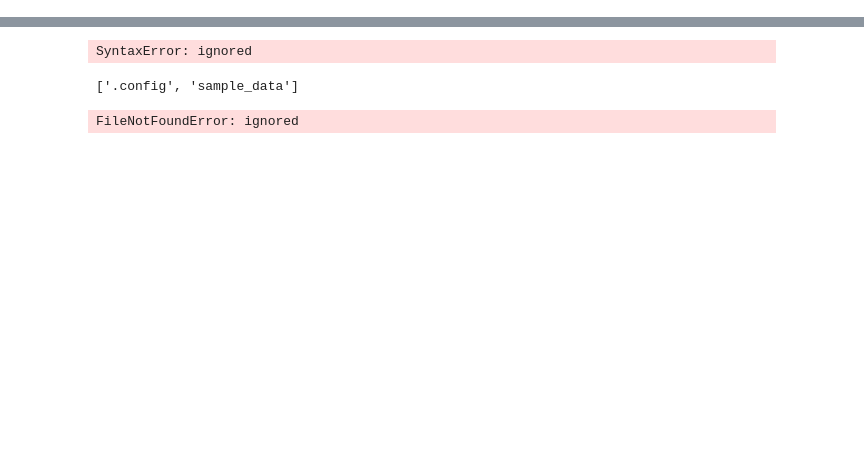
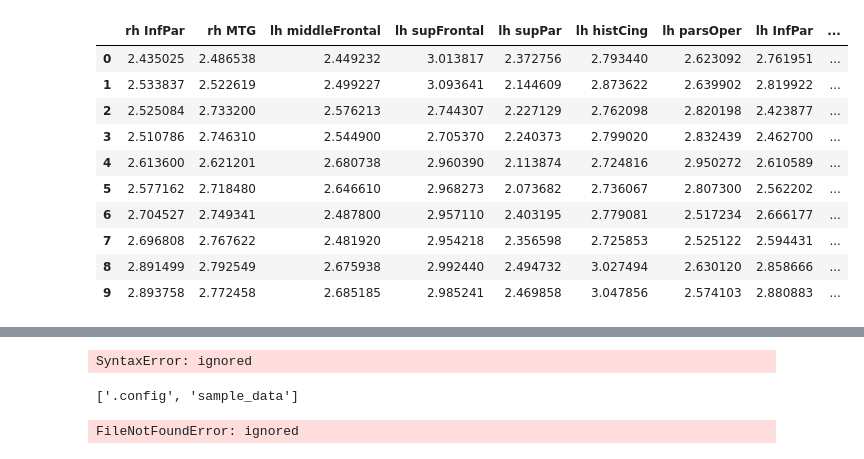
Before and after one commit to RoyMassett/Roy_Ava_Clustering_2019, a Jupyter notebook: notebooks/Thickness_Interaction_Clustering.ipynb, the cells around one changed output, grey strips where cells are left out. Cells and saved outputs as stored; diff of their text form; code cells hidden in the pictures; blank space fills up the shorter version.

```diff
--- a/notebooks/Thickness_Interaction_Clustering.ipynb
+++ b/notebooks/Thickness_Interaction_Clustering.ipynb
@@ -8,0 +34,15 @@ from sklearn.decomposition import PCA
+# %%
+interaction.drop(['PIDN', 'Unnamed: 1', 'Diagnosis', 'time_dff_year', 'AgeAtDC', 'Sex', 'ScannerID', 'Hand', 'Educ', 'Unnamed: 9', 'Unnamed: 28', 'Unnamed: 29', 'Unnamed: 30', 'Unnamed: 31'], axis= 1, inplace = True)
+interaction.head(10)
+# %% [output]
+|  | rh InfPar | rh MTG | lh middleFrontal | lh supFrontal | lh supPar | lh histCing | lh parsOper | lh InfPar | ... |
+| 0 | 2.435025 | 2.486538 | 2.449232 | 3.013817 | 2.372756 | 2.793440 | 2.623092 | 2.761951 | ... |
+| 1 | 2.533837 | 2.522619 | 2.499227 | 3.093641 | 2.144609 | 2.873622 | 2.639902 | 2.819922 | ... |
+| 2 | 2.525084 | 2.733200 | 2.576213 | 2.744307 | 2.227129 | 2.762098 | 2.820198 | 2.423877 | ... |
+| 3 | 2.510786 | 2.746310 | 2.544900 | 2.705370 | 2.240373 | 2.799020 | 2.832439 | 2.462700 | ... |
+| 4 | 2.613600 | 2.621201 | 2.680738 | 2.960390 | 2.113874 | 2.724816 | 2.950272 | 2.610589 | ... |
+| 5 | 2.577162 | 2.718480 | 2.646610 | 2.968273 | 2.073682 | 2.736067 | 2.807300 | 2.562202 | ... |
+| 6 | 2.704527 | 2.749341 | 2.487800 | 2.957110 | 2.403195 | 2.779081 | 2.517234 | 2.666177 | ... |
+| 7 | 2.696808 | 2.767622 | 2.481920 | 2.954218 | 2.356598 | 2.725853 | 2.525122 | 2.594431 | ... |
+| 8 | 2.891499 | 2.792549 | 2.675938 | 2.992440 | 2.494732 | 3.027494 | 2.630120 | 2.858666 | ... |
+| 9 | 2.893758 | 2.772458 | 2.685185 | 2.985241 | 2.469858 | 3.047856 | 2.574103 | 2.880883 | ... |
```
Also changed, not shown: parts of 5 cells of this notebook.
